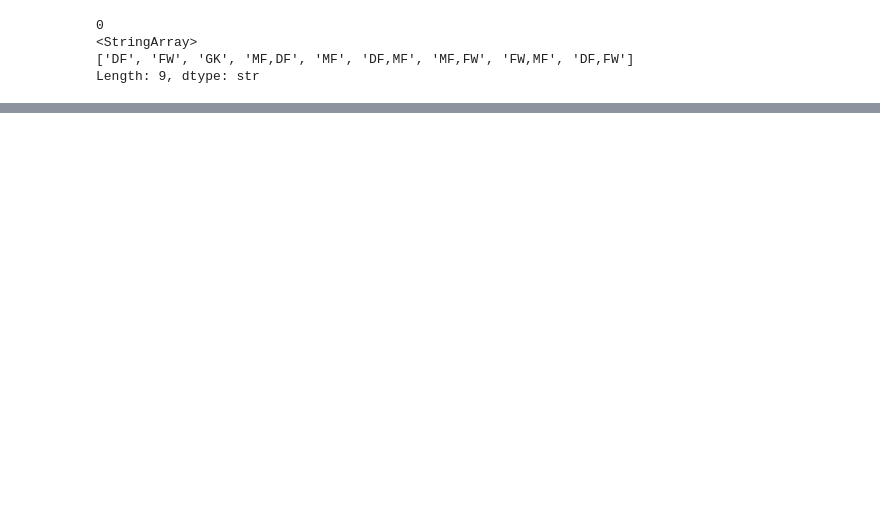
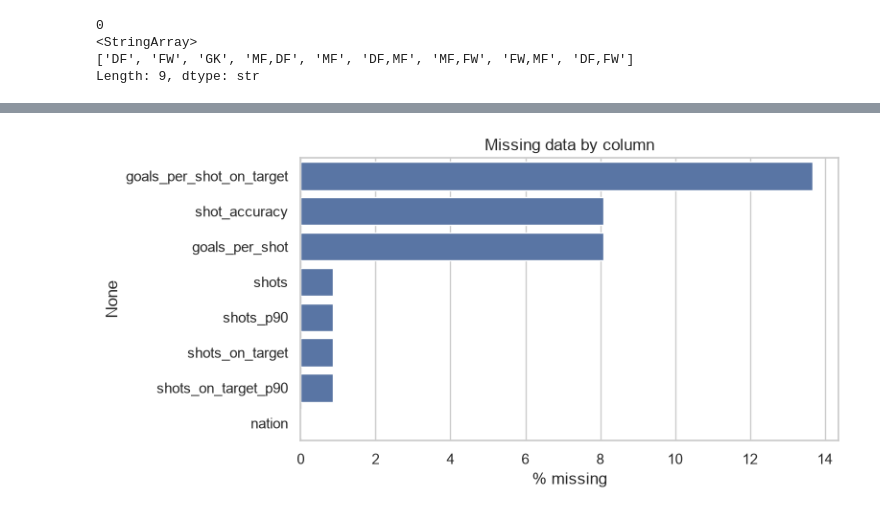
Before and after one commit to Parzaan/pl5-performance-analytics, a Jupyter notebook: notebooks/01_eda.ipynb, the cells around one changed output, grey strips where cells are left out. Cells and saved outputs as stored; diff of their text form; code cells hidden in the pictures; blank space fills up the shorter version.

Commit message:
feat: streamlit dashboard for player scouting and eda completed

```diff
--- a/notebooks/01_eda.ipynb
+++ b/notebooks/01_eda.ipynb
@@ -75,3 +111,6 @@ print(df_shooting.head())
+# %%
+df_standard["league"] = df_standard["league"].replace("", pd.NA).fillna("GER-Bundesliga")
+df_shooting["league"] = df_shooting["league"].replace("", pd.NA).fillna("GER-Bundesliga")
 # %%
 # Merging the data
 
@@ -117,0 +213,10 @@ df_attackers = df_merged[df_merged.str.contains('FW') | df_merged.str.contains('
+# %%
+# Several numeric columns come in as object/string dtype straight out of FBref's CSV export.
+# Coerce everything that should be numeric.
+id_cols = ['league', 'season', 'team', 'player', 'nation', 'pos']
+numeric_cols = [c for c in df_merged.columns if c not in id_cols]
+
+for c in numeric_cols:
+    df_merged[c] = pd.to_numeric(df_merged[c], errors='coerce')
+
+df_merged[numeric_cols].dtypes.value_counts()
@@ -117,0 +226,3 @@ df_attackers = df_merged[df_merged.str.contains('FW') | df_merged.str.contains('
+# %%
+missing = (df_merged.isna().mean() * 100).sort_values(ascending=False)
+missing[missing > 0].to_frame('pct_missing')
@@ -117,0 +239,16 @@ df_attackers = df_merged[df_merged.str.contains('FW') | df_merged.str.contains('
+# %%
+import matplotlib.pyplot as plt
+import seaborn as sns
+
+sns.set_theme(style='whitegrid')
+
+fig, ax = plt.subplots(figsize=(8, 4))
+missing_nonzero = missing[missing > 0]
+if len(missing_nonzero):
+    sns.barplot(x=missing_nonzero.values, y=missing_nonzero.index, ax=ax, color='#4C72B0')
+    ax.set_xlabel('% missing')
+    ax.set_title('Missing data by column')
+plt.tight_layout()
+plt.show()
+# %% [output]
+[figure, added]
```
Also changed, not shown: parts of 45 cells of this notebook, 4 other files.
